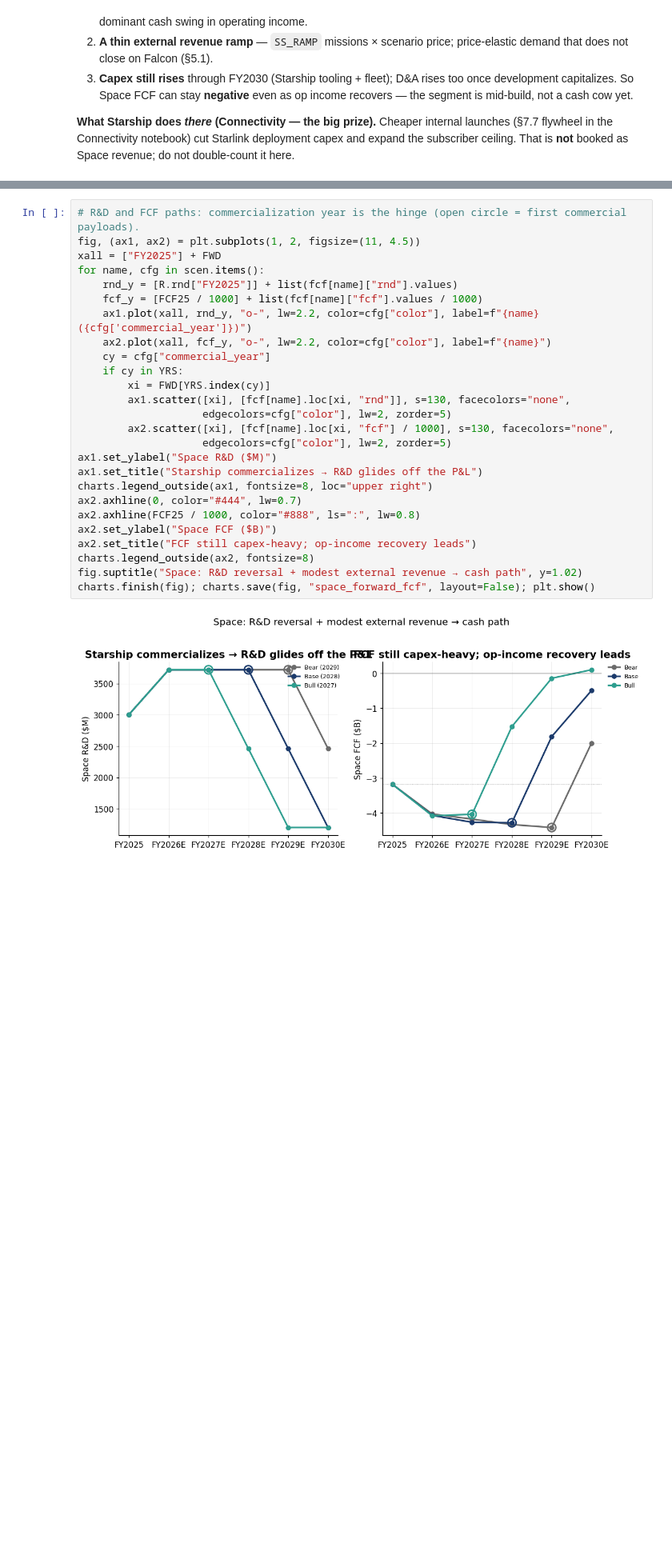
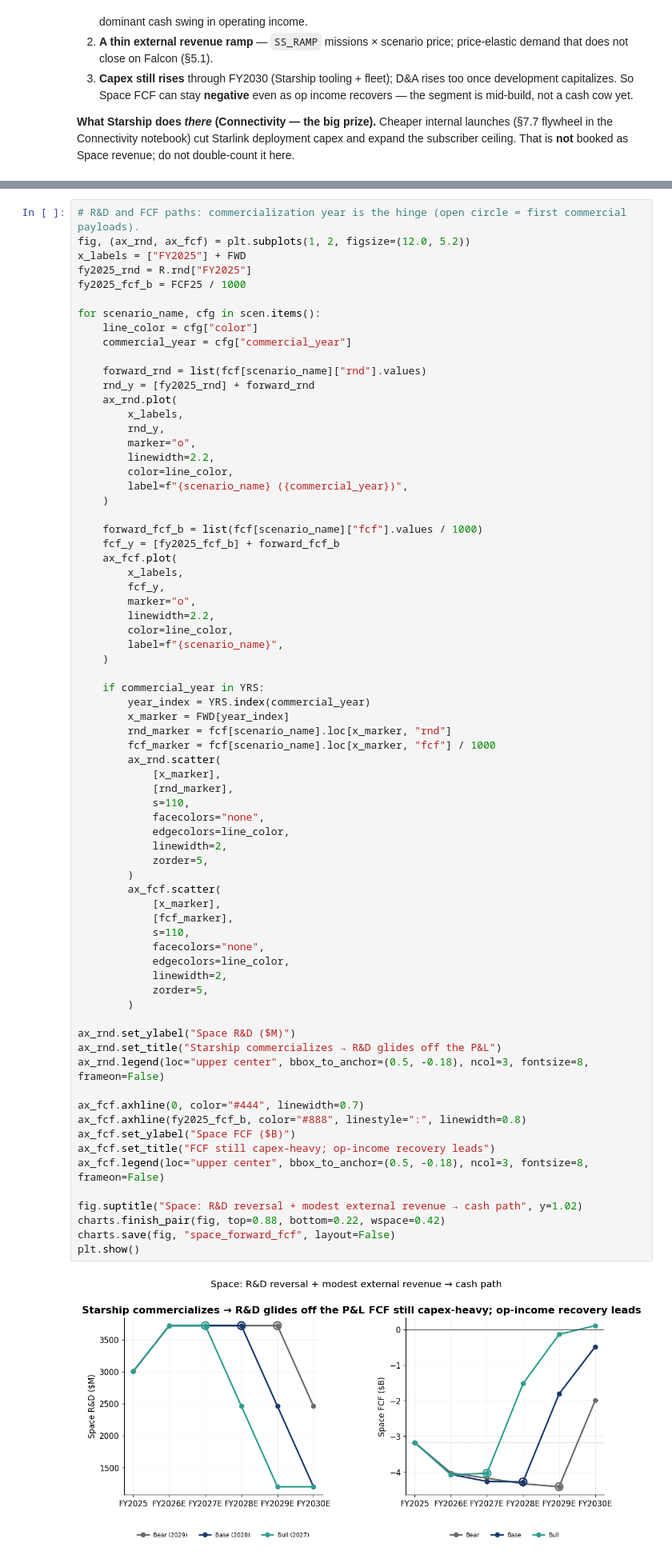
Before and after one commit to SailingSF/spacex_ipo_analysis, a Jupyter notebook: notebooks/space.ipynb, the cells around one changed output, grey strips where cells are left out. Shown at 80% size. Saved outputs shown, nothing was run; the diff lists cells and outputs as text; blank space fills up the shorter version.

```diff
--- a/notebooks/space.ipynb
+++ b/notebooks/space.ipynb
@@ -789,31 +1108,76 @@ display(fmt(starship_cash.to_frame().T))
 | Starship timing → cash (Base vs B... | 1,200 | 2,460 | 1,260 | 990 | ... |
 # %%
 # R&D and FCF paths: commercialization year is the hinge (open circle = first commercial payloads).
-fig, (ax1, ax2) = plt.subplots(1, 2, figsize=(11, 4.5))
-xall = ["FY2025"] + FWD
-for name, cfg in scen.items():
-    rnd_y = [R.rnd["FY2025"]] + list(fcf[name]["rnd"].values)
-    fcf_y = [FCF25 / 1000] + list(fcf[name]["fcf"].values / 1000)
-    ax1.plot(xall, rnd_y, "o-", lw=2.2, color=cfg["color"], label=f"{name} ({cfg['commercial_year']})")
-    ax2.plot(xall, fcf_y, "o-", lw=2.2, color=cfg["color"], label=f"{name}")
-    cy = cfg["commercial_year"]
-    if cy in YRS:
-        xi = FWD[YRS.index(cy)]
-        ax1.scatter([xi], [fcf[name].loc[xi, "rnd"]], s=130, facecolors="none",
-                    edgecolors=cfg["color"], lw=2, zorder=5)
-        ax2.scatter([xi], [fcf[name].loc[xi, "fcf"] / 1000], s=130, facecolors="none",
-                    edgecolors=cfg["color"], lw=2, zorder=5)
-ax1.set_ylabel("Space R&D ($M)")
-ax1.set_title("Starship commercializes → R&D glides off the P&L")
-charts.legend_outside(ax1, fontsize=8, loc="upper right")
-ax2.axhline(0, color="#444", lw=0.7)
-ax2.axhline(FCF25 / 1000, color="#888", ls=":", lw=0.8)
-ax2.set_ylabel("Space FCF ($B)")
-ax2.set_title("FCF still capex-heavy; op-income recovery leads")
-charts.legend_outside(ax2, fontsize=8)
+fig, (ax_rnd, ax_fcf) = plt.subplots(1, 2, figsize=(12.0, 5.2))
+x_labels = ["FY2025"] + FWD
+fy2025_rnd = R.rnd["FY2025"]
+fy2025_fcf_b = FCF25 / 1000
+
+for scenario_name, cfg in scen.items():
+    line_color = cfg["color"]
+    commercial_year = cfg["commercial_year"]
+
+    forward_rnd = list(fcf[scenario_name]["rnd"].values)
+    rnd_y = [fy2025_rnd] + forward_rnd
+    ax_rnd.plot(
+        x_labels,
+        rnd_y,
+        marker="o",
+        linewidth=2.2,
+        color=line_color,
+        label=f"{scenario_name} ({commercial_year})",
+    )
+
+    forward_fcf_b = list(fcf[scenario_name]["fcf"].values / 1000)
+    fcf_y = [fy2025_fcf_b] + forward_fcf_b
+    ax_fcf.plot(
+        x_labels,
+        fcf_y,
+        marker="o",
+        linewidth=2.2,
+        color=line_color,
+        label=f"{scenario_name}",
+    )
+
+    if commercial_year in YRS:
+        year_index = YRS.index(commercial_year)
+        x_marker = FWD[year_index]
+        rnd_marker = fcf[scenario_name].loc[x_marker, "rnd"]
+        fcf_marker = fcf[scenario_name].loc[x_marker, "fcf"] / 1000
+        ax_rnd.scatter(
+            [x_marker],
+            [rnd_marker],
+            s=110,
+            facecolors="none",
+            edgecolors=line_color,
+            linewidth=2,
+            zorder=5,
+        )
+        ax_fcf.scatter(
+            [x_marker],
+            [fcf_marker],
+            s=110,
+            facecolors="none",
+            edgecolors=line_color,
+            linewidth=2,
+            zorder=5,
+        )
+
+ax_rnd.set_ylabel("Space R&D ($M)")
+ax_rnd.set_title("Starship commercializes → R&D glides off the P&L")
+ax_rnd.legend(loc="upper center", bbox_to_anchor=(0.5, -0.18), ncol=3, fontsize=8, frameon=False)
+
+ax_fcf.axhline(0, color="#444", linewidth=0.7)
+ax_fcf.axhline(fy2025_fcf_b, color="#888", linestyle=":", linewidth=0.8)
+ax_fcf.set_ylabel("Space FCF ($B)")
+ax_fcf.set_title("FCF still capex-heavy; op-income recovery leads")
+ax_fcf.legend(loc="upper center", bbox_to_anchor=(0.5, -0.18), ncol=3, fontsize=8, frameon=False)
+
 fig.suptitle("Space: R&D reversal + modest external revenue → cash path", y=1.02)
-charts.finish(fig); charts.save(fig, "space_forward_fcf", layout=False); plt.show()
+charts.finish_pair(fig, top=0.88, bottom=0.22, wspace=0.42)
+charts.save(fig, "space_forward_fcf", layout=False)
+plt.show()
 # %% [output]
-[figure, old version]
+[figure, new version]
 # %%
 # FY2030 base case: what changed vs FY2025? (exact FCF bridge.)
```
Also changed, not shown: parts of 17 cells of this notebook, 1 other file.
